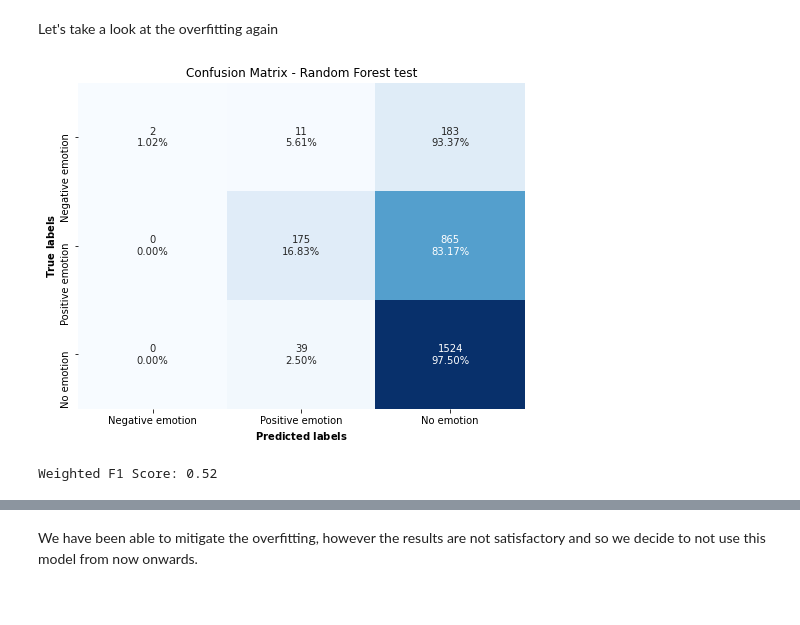
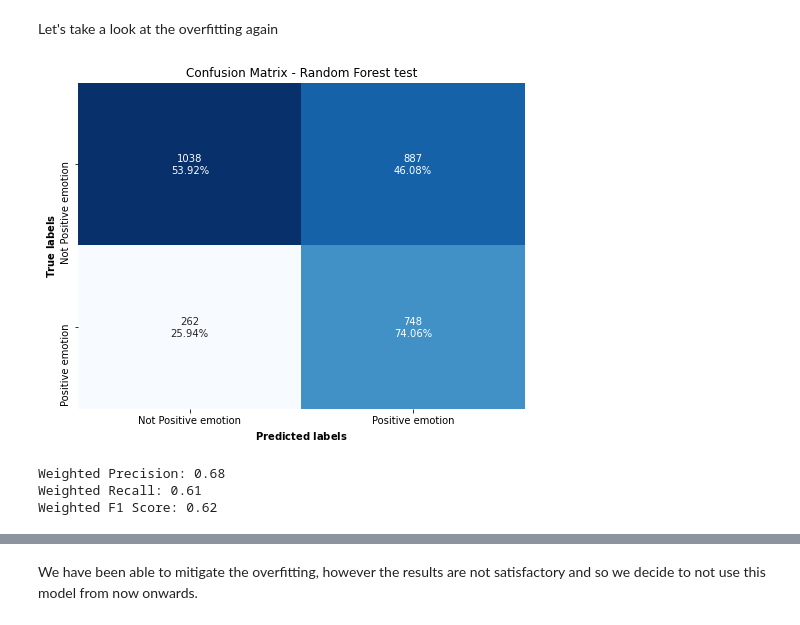
Before and after one commit to mbarriola96/Brands-product_emotions_analysis, a Jupyter notebook: 03_modelling.ipynb, the cells around one changed output, grey strips where cells are left out. Saved outputs shown, nothing was run; the diff lists cells and outputs as text; code cells hidden in the pictures.

```diff
--- a/03_modelling.ipynb
+++ b/03_modelling.ipynb
@@ -33,9 +52,9 @@ input_X_test_path = 'data/test_processed.csv'
 # %% [markdown]
 # 4. Functions
 # %%
-def plot_confusion_matrix_and_f1(y_test, y_pred, title='Confusion Matrix'):
+def plot_confusion_matrix_and_metrics(y_test, y_pred, title='Confusion Matrix'):
     """
-    This function plots a confusion matrix and calculates the F1 score.
+    This function plots a confusion matrix and calculates the weighted F1 score, precision, and recall.
 
     Parameters:
     y_test (array-like): True labels
@@ -43,21 +62,21 @@ def plot_confusion_matrix_and_f1(y_test, y_pred, title='Confusion Matrix'):
     title (str): Title for the confusion matrix plot
 
     Returns:
-    float: The weighted F1 score
+    tuple: The weighted F1 score, precision score, and recall score
     """
 
     # Predefined labels list
-    labels_list = ["Negative emotion", "Positive emotion", "No emotion"]
+    labels_list = ["Not Positive emotion", "Positive emotion"]
 
     # Generate the confusion matrix
-    conf_matrix = confusion_matrix(y_test, y_pred, labels=[0, 1, 2])
+    conf_matrix = confusion_matrix(y_test, y_pred, labels=[0, 1])
 
     # Calculate percentages
     conf_matrix_percent = conf_matrix.astype('float') / conf_matrix.sum(axis=1)[:, np.newaxis] * 100
 
     # Combine the count and the percentage into one annotation
     labels = [f"{count}\n{percent:.2f}%" for count, percent in zip(conf_matrix.flatten(), conf_matrix_percent.flatten())]
-    labels = np.asarray(labels).reshape(3, 3)
+    labels = np.asarray(labels).reshape(2, 2)
 
     # Plot the confusion matrix without the color bar
     plt.figure(figsize=(8, 6))
@@ -70,6 +89,14 @@ def plot_confusion_matrix_and_f1(y_test, y_pred, title='Confusion Matrix'):
     plt.title(title)
     plt.show()
 
-    # Calculate and return the F1 score
+    # Calculate weighted precision, recall, and F1 score
+    precision = precision_score(y_test, y_pred, average='weighted')
+    recall = recall_score(y_test, y_pred, average='weighted')
     f1 = f1_score(y_test, y_pred, average='weighted')
+
+    # Print metrics
+    print(f"Weighted Precision: {precision:.2f}")
+    print(f"Weighted Recall: {recall:.2f}")
     print(f"Weighted F1 Score: {f1:.2f}")
+
+    return f1, precision, recall
@@ -313,12 +212,18 @@ We will now proceed to train different models
 # %%
 # Initialize the Multinomial Logistic Regression model
-lr = LogisticRegression(solver='lbfgs', multi_class='multinomial', random_state=12)
+lr = LogisticRegression(solver='liblinear', random_state=12)
 
 # Fit the model on the training data
 lr.fit(X_train, y_train)
 
 # Make predictions on the test data
-y_pred_test_lr = lr.predict(X_test)
+y_pred_proba_test_lr = lr.predict_proba(X_test)[:, 1]
+
+# Let's apply a threshold to the probabilities of y_pred_proba_test_lr to determine y_pred_proba_test_lr
+y_pred_test_lr = np.where(y_pred_proba_test_lr >= 0.34, 1, 0)
 
 # Make predictions on the training data to check for overfitting
-y_pred_train_lr = lr.predict(X_train)
+y_pred_proba_train_lr = lr.predict_proba(X_train)[:, 1]
+
+# Let's apply a threshold to the probabilities of y_pred_proba_train_lr to determine y_pred_proba_train_lr
+y_pred_train_lr = np.where(y_pred_proba_train_lr >= 0.34, 1, 0)
@@ -382,19 +293,24 @@ As we can see, there is a very significant overfitting as the F1 score of the tr
 We are now going to do another Random Forest model to try to eliminate the overfitting.
 # %%
 # Initializing the RandomForestClassifier
-rf_2 = RandomForestClassifier(n_estimators=100, max_depth=24, random_state=12)
+rf_2 = RandomForestClassifier(n_estimators=60, max_depth=20, random_state=12)
 
 # Let's do a fit on X_train and y_train
 rf_2.fit(X_train, y_train)
 
 # Let's do the predict of X_test
-y_pred_test_rf_2 = rf_2.predict(X_test)
+y_pred_proba_test_rf_2 = rf_2.predict_proba(X_test)[:,1]
+
+# Let's apply a threshold to the probabilities of y_pred_proba_test_rf_2 to determine y_pred_test_rf_2
+y_pred_test_rf_2 = np.where(y_pred_proba_test_rf_2 >= 0.34, 1, 0)
 # %% [markdown]
 Let's take a look at the overfitting again
 # %%
-plot_confusion_matrix_and_f1(y_test, y_pred_test_rf_2, title='Confusion Matrix - Random Forest test')
+plot_confusion_matrix_and_metrics(y_test, y_pred_test_rf_2, title='Confusion Matrix - Random Forest test');
 # %% [output]
-[figure, old version]
+[figure, new version]
-Weighted F1 Score: 0.52
+Weighted Precision: 0.68
+Weighted Recall: 0.61
+Weighted F1 Score: 0.62
 # %%
 # Let's do the predict of X_train
```
Also changed, not shown: parts of 107 cells of this notebook, 7 other files.
